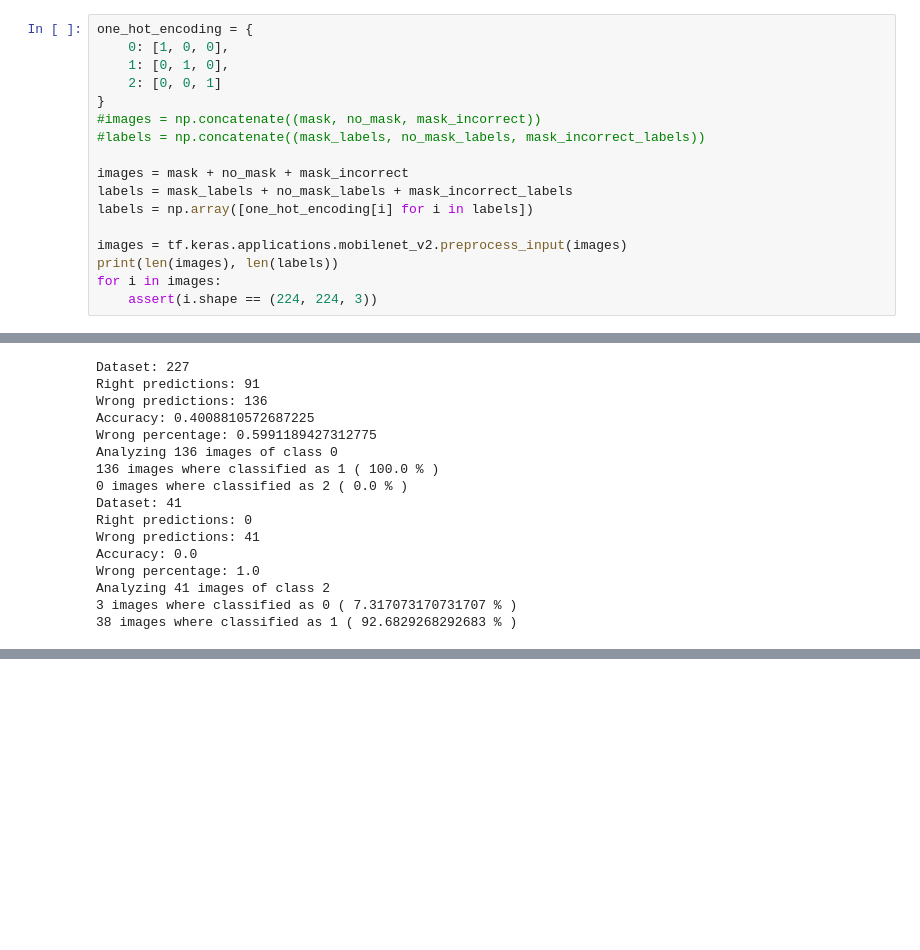
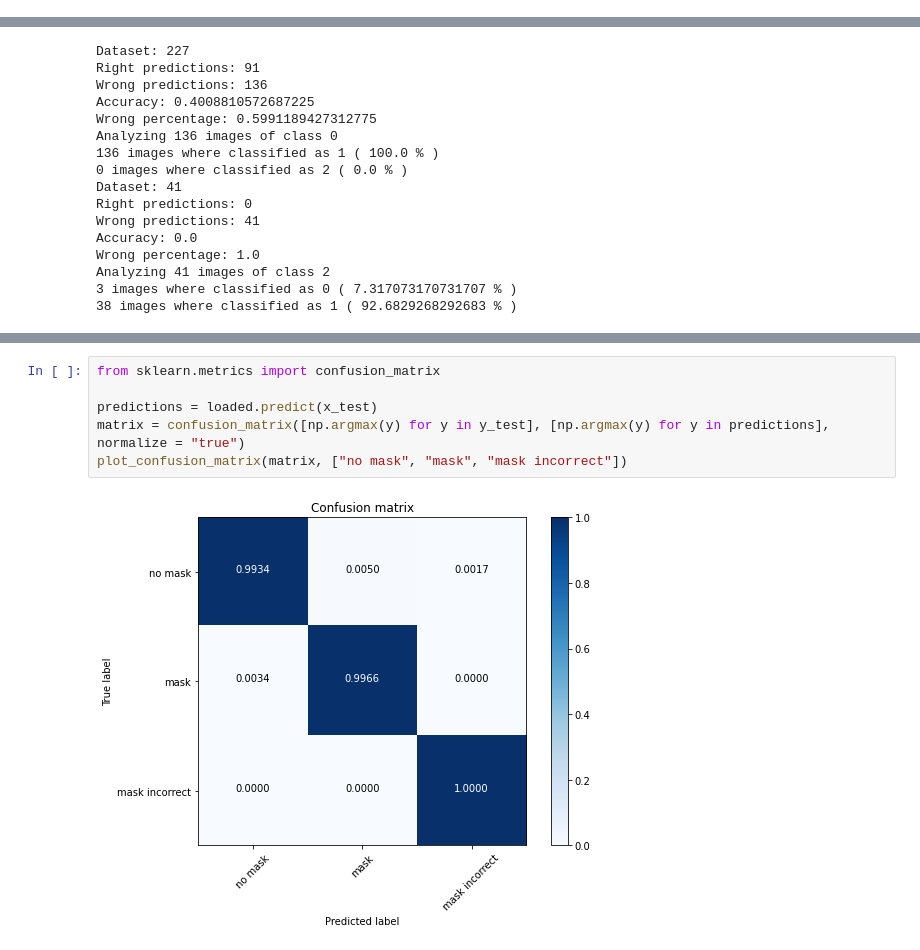
Before and after one commit to martaSpadoni/sacr-var, a Jupyter notebook: sacr-mask-detection/mask-classifier.ipynb, the cells around one changed output, grey strips where cells are left out. Saved outputs shown, nothing was run; the diff lists cells and outputs as text; blank space fills up the shorter version.

Commit message:
chore: test dataset

```diff
--- a/sacr-mask-detection/mask-classifier.ipynb
+++ b/sacr-mask-detection/mask-classifier.ipynb
@@ -172,20 +150,3 @@ plt.imshow(cv.cvtColor(mask[0], cv.COLOR_BGR2RGB))
-# %%
-one_hot_encoding = {
-    0: [1, 0, 0],
-    1: [0, 1, 0],
-    2: [0, 0, 1]
-}
-#images = np.concatenate((mask, no_mask, mask_incorrect))
-#labels = np.concatenate((mask_labels, no_mask_labels, mask_incorrect_labels))
-
-images = mask + no_mask + mask_incorrect
-labels = mask_labels + no_mask_labels + mask_incorrect_labels
-labels = np.array([one_hot_encoding[i] for i in labels])
-
-images = tf.keras.applications.mobilenet_v2.preprocess_input(images)
-print(len(images), len(labels))
-for i in images:
-    assert(i.shape == (224, 224, 3))
 # %%
 one_hot_encoding = {
     0: [1, 0, 0],
@@ -428,0 +440,8 @@ Analyzing 41 images of class 2
+# %%
+from sklearn.metrics import confusion_matrix
+
+predictions = loaded.predict(x_test)
+matrix = confusion_matrix([np.argmax(y) for y in y_test], [np.argmax(y) for y in predictions], normalize = "true")
+plot_confusion_matrix(matrix, ["no mask", "mask", "mask incorrect"])
+# %% [output]
+[figure, added]
```
Also changed, not shown: parts of 8 cells of this notebook.
